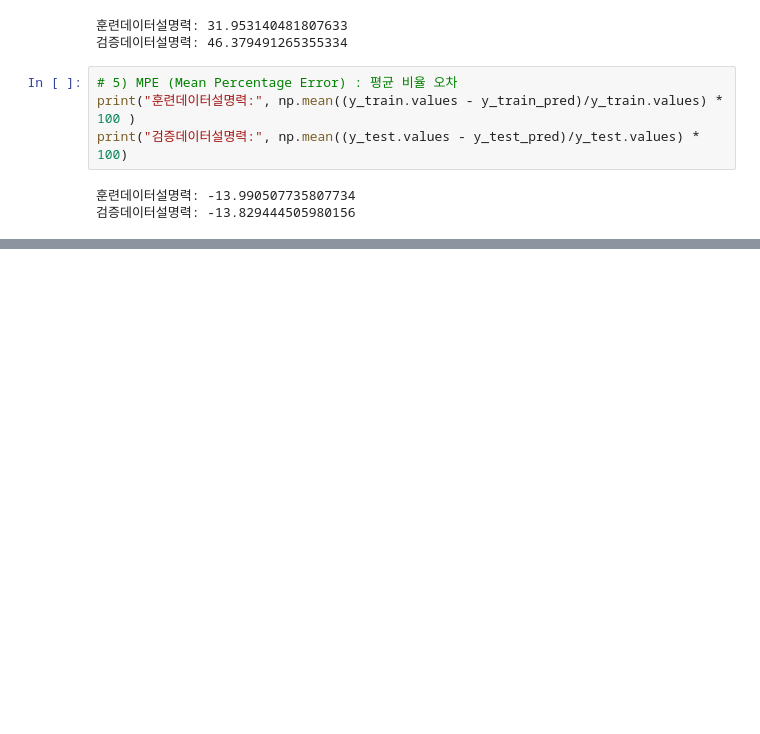
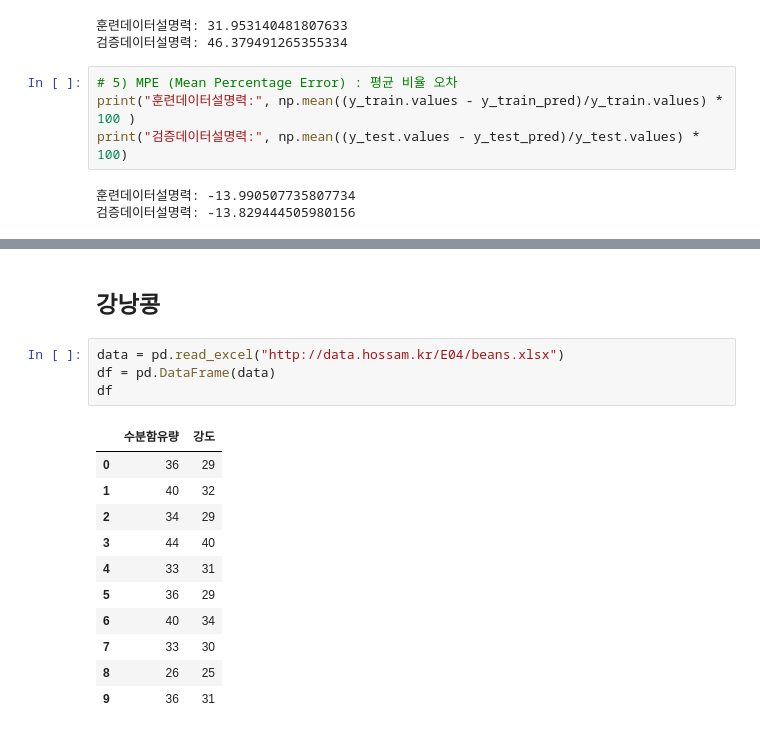
Before and after one commit to Jeeunun/Data_analysis_education_Closed, a Jupyter notebook: data_analysis/F.데이터_마이닝/02_Sklearn/#혼공.ipynb, the cells around one changed output, grey strips where cells are left out. Cells and saved outputs as stored; diff of their text form; blank space fills up the shorter version.

```diff
--- a/data_analysis/F.데이터_마이닝/02_Sklearn/#혼공.ipynb
+++ b/data_analysis/F.데이터_마이닝/02_Sklearn/#혼공.ipynb
@@ -161,0 +172,18 @@ print("검증데이터설명력:", np.mean((y_test.values - y_test_pred)/y_test.
+# %% [markdown]
+## 강낭콩
+# %%
+data = pd.read_excel("http://data.hossam.kr/E04/beans.xlsx")
+df = pd.DataFrame(data)
+df
+# %% [output]
+|  | 수분함유량 | 강도 |
+| 0 | 36 | 29 |
+| 1 | 40 | 32 |
+| 2 | 34 | 29 |
+| 3 | 44 | 40 |
+| 4 | 33 | 31 |
+| 5 | 36 | 29 |
+| 6 | 40 | 34 |
+| 7 | 33 | 30 |
+| 8 | 26 | 25 |
+| 9 | 36 | 31 |
```
Also changed, not shown: parts of 8 cells of this notebook, 4 other files.
